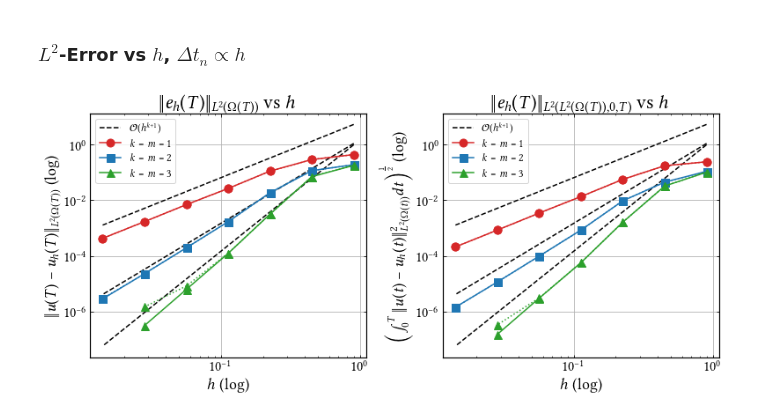
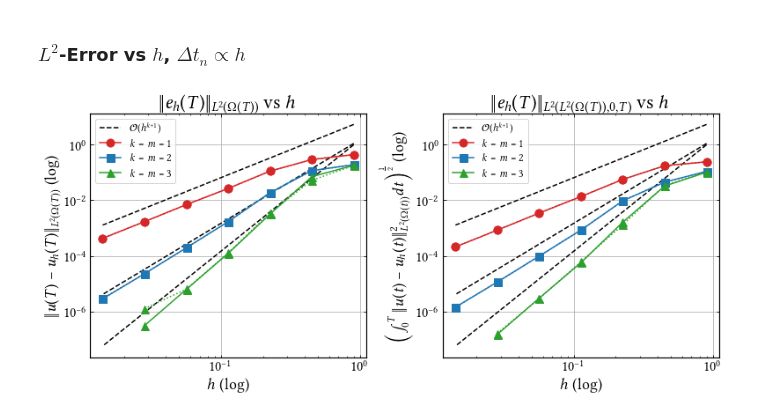
Before and after one commit to CutFEM/CutFEM-Library, a Jupyter notebook: notebook/convection_diffusion/N-sphere.ipynb, the cells around one changed output. Cells and saved outputs as stored; diff of their text form; code cells hidden in the pictures.

```diff
--- a/notebook/convection_diffusion/N-sphere.ipynb
+++ b/notebook/convection_diffusion/N-sphere.ipynb
@@ -106,9 +106,44 @@ error_conservative_P3P3_fullstab_T = [0.1019302761543279, 0.03245310744034126, 0
 #nb_active_elements = ### ross screen 134753.pts-2.ross (killed)
 
 # rerunning with N=14 in time and N=9 in space, beta = P2quad and tau=0.05
-error_conservative_P3P3_fullstab = [0.179127, 0.0705312, 0.00319115, 0.000124836, 6.75445e-06, ]  ### nine sccreen
-error_conservative_P3P3_fullstab_T = [0.10193, 0.0324531, 0.00164661, 5.79214e-05, 3.06099e-06, ] ### nine screen
-active_mesh = []
+error_conservative_P3P3_fullstab = [0.179127, 0.0705312, 0.00319115, 0.000124836, 6.75445e-06, 4.11068e-07]
+error_conservative_P3P3_fullstab_T = [0.10193, 0.0324531, 0.00164661, 5.79214e-05, 3.06099e-06, 1.69188e-07]
+
+# rerunning with N=14 in time and N=9 in space, beta = P0quad and tau=0.05 (Fuck this was on the Example 3 mesh using Example3::R0 etc... and fucked up by parallel)
+error_conservative_P3P3_fullstab = [0.1791273478231521, 0.07053116019834374, 0.003191150551830357, 0.0001248363768286654, 6.754451898837258e-06, 4.110675146722323e-07]
+error_conservative_P3P3_fullstab_T = [0.03772295839571738, 0.02649206575668251, 0.0007360720193343385, 2.853532179016198e-05, 1.504289861579254e-06, 8.528395464161896e-08]
+
+# doing above again.. (rerunning with N=14 in time and N=9 in space, beta = P0quad and tau=0.05
+error_conservative_P3P3_fullstab = [0.1781020254810474, 0.05225915062547705, 0.00356421993701218, 0.0001292763498791855, 6.47622562298045e-06, 1.288427985623953e-06]
+error_conservative_P3P3_fullstab_T = [0.101523176633384, 0.03404434733352005, 0.001332087461368785, 6.213668799987077e-05, 2.972968927745563e-06, 1.676111501814246e-07]
+
+# # rerunning with N=14 in time and N=5 in space, beta = P0quad and tau=0.05
+# error_conservative_P3P3_fullstab = [0.1868995233847733, 0.07048726702154523, 0.003200783498799771, 0.0001248763955040864, 6.764456295641687e-06, 4.16624630033087e-07]
+# error_conservative_P3P3_fullstab_T = [0.1029278267884057, 0.03242935798207935, 0.001648318316116851, 5.793929543324433e-05, 3.070586408758764e-06, 1.715999797092991e-07]
+
+# # rerunning with N=14 in time and N=5 in space, beta = P2quad and tau=0.05
+# error_conservative_P3P3_fullstab = [0.1763758305108998, 0.05155323173998781, 0.003559951606669123, 0.0001295459556190795, 6.508043542787653e-06, 1.309195951005456e-06]
+# error_conservative_P3P3_fullstab_T = [0.1024839361016894, 0.03395595401969241, 0.00133299791789543, 6.219771669258607e-05, 2.979873033310063e-06, 1.762305858579815e-07]
+
+
+# running with N=14 in time, N=5 in space, beta = P0quad and tau=0.05 but with stabilization of mass matrix in lastquad using tau=tau1/10000
+error_conservative_P3P3_fullstab =  [0.1761720629301505, 0.05288432829984351, 0.003794762180828167, 0.0001364231552453792, 6.712536446057492e-06, 1.305921823931484e-06]
+error_conservative_P3P3_fullstab_T = [0.101152159455431, 0.03430510339943142, 0.001939791419777143, 6.434664677618464e-05, 3.058508735964604e-06, 1.696096142219493e-07]
+
+# running with N=14 in time, N=5 in space, beta = P0quad and tau=0.05 but with stabilization of mass matrix in first quad using tau=tau1/10000
+error_conservative_P3P3_fullstab = [0.1761640486598434, 0.05282868099814251, 0.003787637181331056, 0.0001362124406418598, 6.705663292405887e-06, 1.304731768881709e-06]
+error_conservative_P3P3_fullstab_T = [0.1011518961443256, 0.03430464586553075, 0.001939751714685535, 6.434574839429475e-05, 3.058478670221229e-06, 1.696089565645089e-07]
+
+# conclusion from the above two: there is not qualitative difference between stabilizing the mass matrix in the last or first time quadrature points,
+# hence it seems like this is not a good solution
+
+### try stabilizing in itq=0
+
+
+
+active_mesh = [2, 9, 20, 78, 282, 1073]
+
+
 
 error_classical_P3P3_fullstab = [0.178952, 0.0705313, 0.00319115, 0.000124745, 6.3232e-06, 3.18756e-07]
 error_classical_P3P3_fullstab_T = [0.10192, 0.0324531, 0.00164659, 5.79062e-05, 3.05755e-06, 1.53552e-07]
@@ -139,31 +174,31 @@ ax1.loglog(h[:6], error_classical_P3P3_fullstab, label= r"$k=m=3$", marker='^',
 #ax1.set_yticks([1e-8, 1e-6, 1e-4, 1e-2, 1e0])
 ax1.set_xlabel(r"$h$ (log)")
 ax1.tick_params(axis='both', which='major')
 ax1.set_ylabel(r"$\|u(T)-u_h(T)\|_{L^2(\Omega(T))}$ (log)")
 ax1.set_title(r"$\|e_h(T)\|_{L^2(\Omega(T))}$ vs $h$")
 ax1.legend()
 ax1.grid()
 
 ax2.loglog(h, 6.5*np.power(h, 2), linestyle="--", color="black")
 ax2.loglog(h, 1.5*np.power(h, 3), linestyle="--", color="black")
 ax2.loglog(h, 1.5*np.power(h, 4),label=r"$\mathcal{O}(h^{k+1})$", linestyle="--", color="black")
 
 ax2.loglog(h, error_conservative_P1P1_fullstab_T, marker='o', markersize=9, linestyle=":", color="C3")
 ax2.loglog(h, error_classical_P1P1_fullstab_T, label= r"$k=m=1$", marker='o', markersize=9, linestyle="-", color="C3")
 
 ax2.loglog(h, error_conservative_P2P2_fullstab_T, marker='s', markersize=9, linestyle=":", color="C0")
 ax2.loglog(h, error_classical_P2P2_fullstab_T, label= r"$k=m=2$", marker='s', markersize=9, linestyle="-", color="C0")
 
 ax2.loglog(h[:6], error_conservative_P3P3_fullstab_T, marker='^', markersize=9, linestyle=":", color="C2")
 ax2.loglog(h[:6], error_classical_P3P3_fullstab_T, label= r"$k=m=3$", marker='^', markersize=9, linestyle="-", color="C2")
 
 ax2.set_xlabel(r"$h$ (log)")
 ax2.tick_params(axis='both', which='major')
 ax2.set_ylabel(r"\Big($\int_0^T\|u(t)-u_h(t)\|^2_{L^2(\Omega(t))}dt\Big)^{\frac{1}{2}}$ (log)")
 ax2.set_title(r"$\|e_h(T)\|_{L^2(L^2(\Omega(T)), 0, T)}$ vs $h$")
 ax2.legend()
 ax2.grid()
 fig.tight_layout()
 plt.show()
 # %% [output]
-[figure, old version]
+[figure, new version]
```
